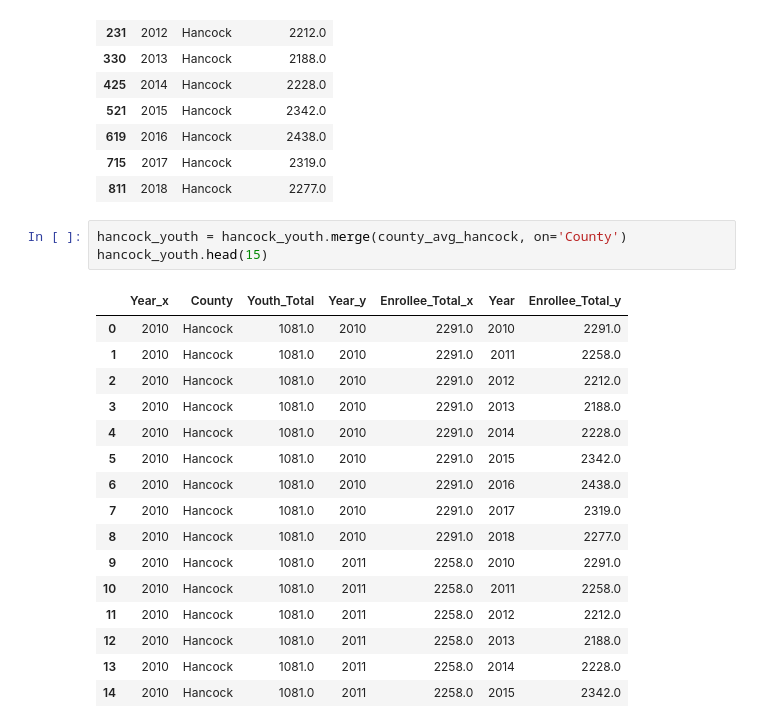
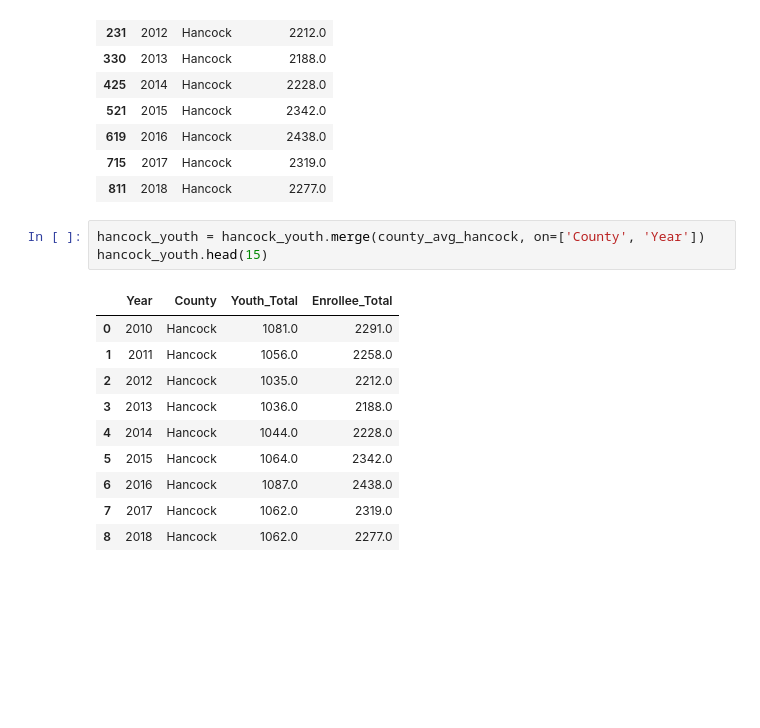
Before and after one commit to bryanclanton/TennCare-Enrollment-Analysis, a Jupyter notebook: TennCare_Enrollment_Analysis.ipynb, the cells around one changed output. Drawn from its saved outputs; the diff is of its cells as text; blank space fills up the shorter version.

```diff
--- a/TennCare_Enrollment_Analysis.ipynb
+++ b/TennCare_Enrollment_Analysis.ipynb
@@ -416,22 +444,16 @@ county_avg_hancock.head(15)
 | 715 | 2017 | Hancock | 2319.0 |
 | 811 | 2018 | Hancock | 2277.0 |
 # %%
-hancock_youth = hancock_youth.merge(county_avg_hancock, on='County')
+hancock_youth = hancock_youth.merge(county_avg_hancock, on=['County', 'Year'])
 hancock_youth.head(15)
 # %% [output]
-|  | Year_x | County | Youth_Total | Year_y | Enrollee_Total_x | Year | Enrollee_Total_y |
-| 0 | 2010 | Hancock | 1081.0 | 2010 | 2291.0 | 2010 | 2291.0 |
-| 1 | 2010 | Hancock | 1081.0 | 2010 | 2291.0 | 2011 | 2258.0 |
-| 2 | 2010 | Hancock | 1081.0 | 2010 | 2291.0 | 2012 | 2212.0 |
-| 3 | 2010 | Hancock | 1081.0 | 2010 | 2291.0 | 2013 | 2188.0 |
-| 4 | 2010 | Hancock | 1081.0 | 2010 | 2291.0 | 2014 | 2228.0 |
-| 5 | 2010 | Hancock | 1081.0 | 2010 | 2291.0 | 2015 | 2342.0 |
-| 6 | 2010 | Hancock | 1081.0 | 2010 | 2291.0 | 2016 | 2438.0 |
-| 7 | 2010 | Hancock | 1081.0 | 2010 | 2291.0 | 2017 | 2319.0 |
-| 8 | 2010 | Hancock | 1081.0 | 2010 | 2291.0 | 2018 | 2277.0 |
-| 9 | 2010 | Hancock | 1081.0 | 2011 | 2258.0 | 2010 | 2291.0 |
-| 10 | 2010 | Hancock | 1081.0 | 2011 | 2258.0 | 2011 | 2258.0 |
-| 11 | 2010 | Hancock | 1081.0 | 2011 | 2258.0 | 2012 | 2212.0 |
-| 12 | 2010 | Hancock | 1081.0 | 2011 | 2258.0 | 2013 | 2188.0 |
-| 13 | 2010 | Hancock | 1081.0 | 2011 | 2258.0 | 2014 | 2228.0 |
-| 14 | 2010 | Hancock | 1081.0 | 2011 | 2258.0 | 2015 | 2342.0 |
+|  | Year | County | Youth_Total | Enrollee_Total |
+| 0 | 2010 | Hancock | 1081.0 | 2291.0 |
+| 1 | 2011 | Hancock | 1056.0 | 2258.0 |
+| 2 | 2012 | Hancock | 1035.0 | 2212.0 |
+| 3 | 2013 | Hancock | 1036.0 | 2188.0 |
+| 4 | 2014 | Hancock | 1044.0 | 2228.0 |
+| 5 | 2015 | Hancock | 1064.0 | 2342.0 |
+| 6 | 2016 | Hancock | 1087.0 | 2438.0 |
+| 7 | 2017 | Hancock | 1062.0 | 2319.0 |
+| 8 | 2018 | Hancock | 1062.0 | 2277.0 |
```
Also changed, not shown: parts of 4 cells of this notebook, 4 other files.
